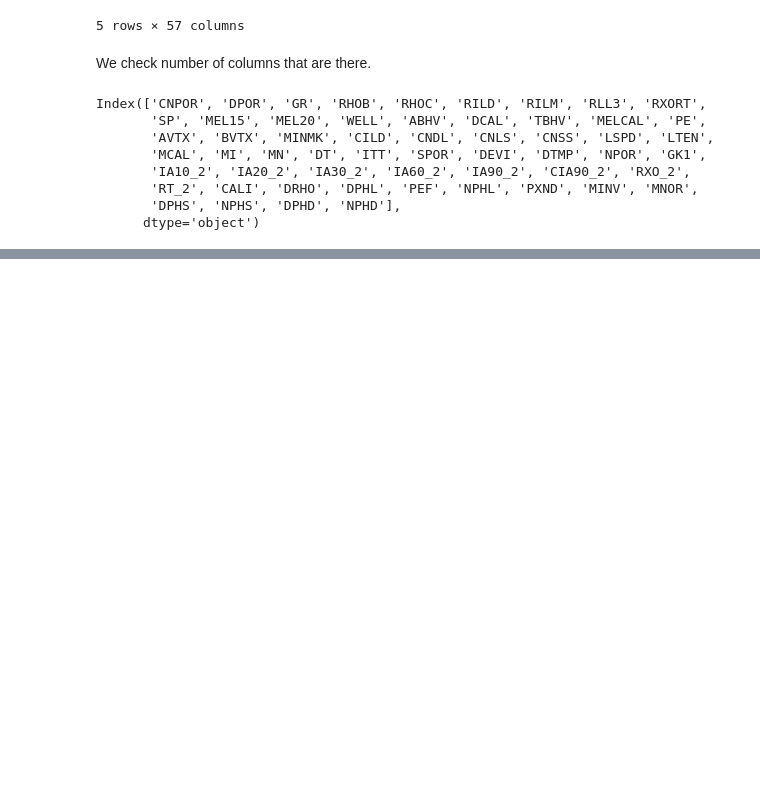
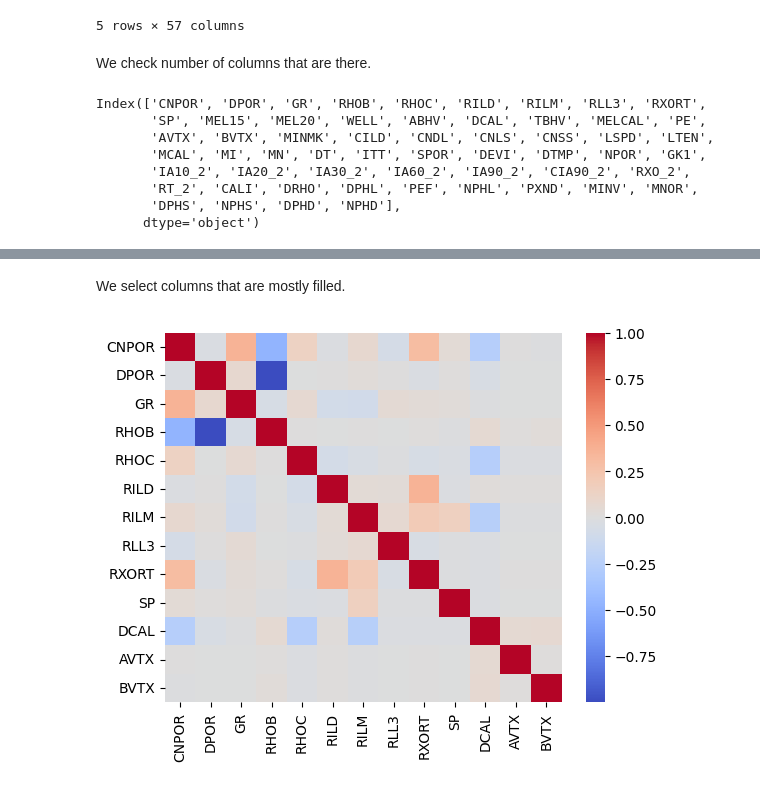
Before and after one commit to ra2309/AIWorkshop, a Jupyter notebook: Workshop.ipynb, the cells around one changed output, grey strips where cells are left out. Saved outputs shown, nothing was run; the diff lists cells and outputs as text; code cells hidden in the pictures; blank space fills up the shorter version.

```diff
--- a/Workshop.ipynb
+++ b/Workshop.ipynb
@@ -101,0 +148,15 @@ Index(['CNPOR', 'DPOR', 'GR', 'RHOB', 'RHOC', 'RILD', 'RILM', 'RLL3', 'RXORT',
+# %% [markdown]
+We select columns that are mostly filled.
+# %%
+cols_to_delete = big_df.columns[big_df.isnull().sum()/len(big_dfb) > .60]
+# %%
+big_df.drop(cols_to_delete, axis = 1, inplace = True)
+# %%
+import seaborn as sns
+import matplotlib.pyplot as plt
+
+corr_matrix = big_df.corr()
+sns.heatmap(corr_matrix, cmap='coolwarm')
+plt.show()
+# %% [output]
+[figure, added]
```
Also changed, not shown: parts of 7 cells of this notebook.
